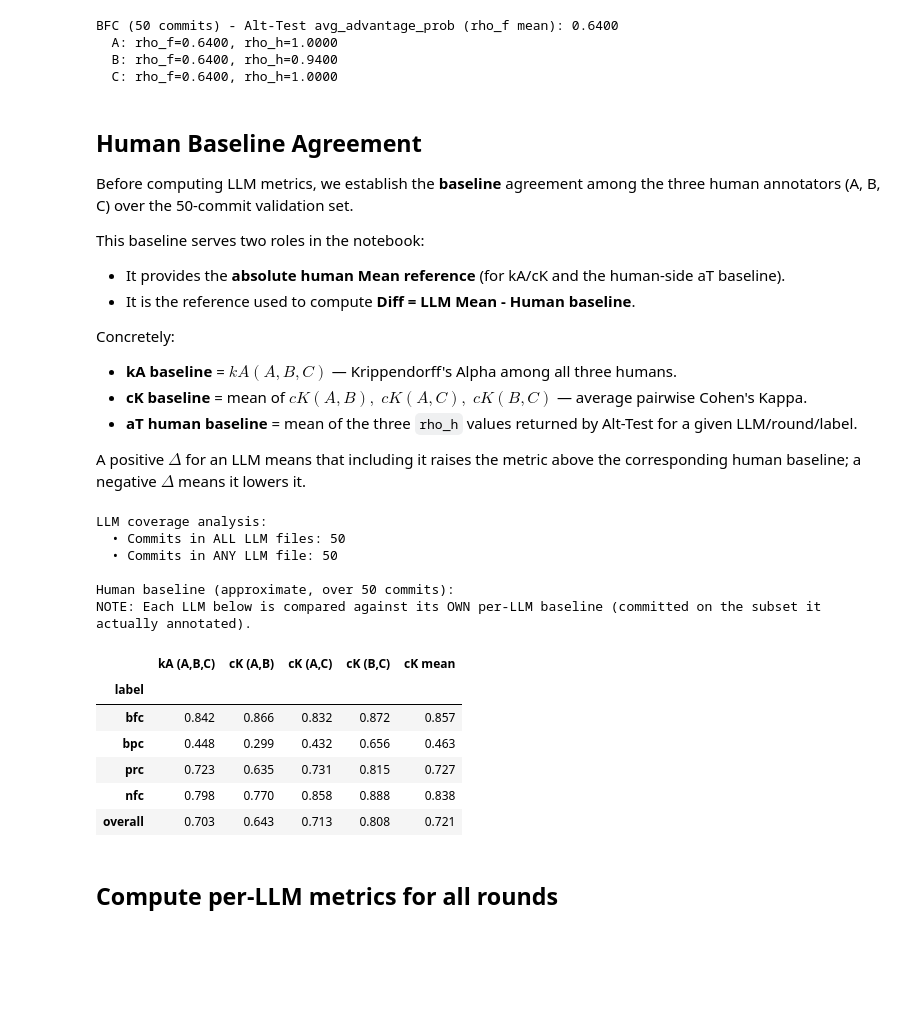
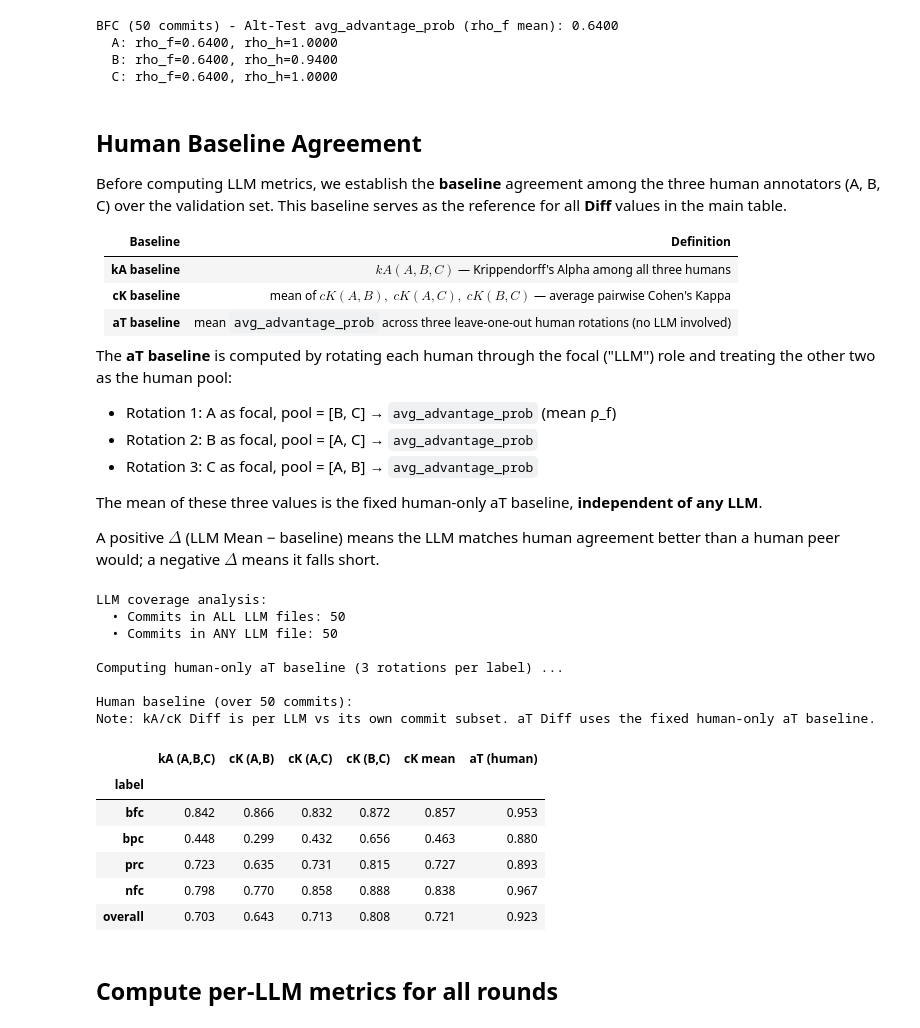
Before and after one commit to Maes95/llm-commit-classification, a Jupyter notebook: analysis/disagreement_analysis.ipynb, the cells around one changed output. Cells and saved outputs as stored; diff of their text form; code cells hidden in the pictures; blank space fills up the shorter version.

```diff
--- a/analysis/disagreement_analysis.ipynb
+++ b/analysis/disagreement_analysis.ipynb
@@ -456,17 +456,20 @@ BFC (50 commits) - Alt-Test avg_advantage_prob (rho_f mean): 0.6400
 # %% [markdown]
 ## Human Baseline Agreement
 
-Before computing LLM metrics, we establish the **baseline** agreement among the three human annotators (A, B, C) over the 50-commit validation set.
+Before computing LLM metrics, we establish the **baseline** agreement among the three human annotators (A, B, C) over the validation set. This baseline serves as the reference for all **Diff** values in the main table.
 
-This baseline serves two roles in the notebook:
+| Baseline | Definition |
+|----------|------------|
+| **kA baseline** | $kA(A, B, C)$ — Krippendorff's Alpha among all three humans |
+| **cK baseline** | mean of $cK(A,B),\;cK(A,C),\;cK(B,C)$ — average pairwise Cohen's Kappa |
+| **aT baseline** | mean `avg_advantage_prob` across three leave-one-out human rotations (no LLM involved) |
 
-- It provides the **absolute human Mean reference** (for kA/cK and the human-side aT baseline).
-- It is the reference used to compute **Diff = LLM Mean - Human baseline**.
+The **aT baseline** is computed by rotating each human through the focal ("LLM") role and treating the other two as the human pool:
 
-Concretely:
+- Rotation 1: A as focal, pool = [B, C] → `avg_advantage_prob` (mean ρ_f)
+- Rotation 2: B as focal, pool = [A, C] → `avg_advantage_prob`
+- Rotation 3: C as focal, pool = [A, B] → `avg_advantage_prob`
 
-- **kA baseline** = $kA(A, B, C)$ — Krippendorff's Alpha among all three humans.
-- **cK baseline** = mean of $cK(A,B),\;cK(A,C),\;cK(B,C)$ — average pairwise Cohen's Kappa.
-- **aT human baseline** = mean of the three `rho_h` values returned by Alt-Test for a given LLM/round/label.
+The mean of these three values is the fixed human-only aT baseline, **independent of any LLM**.
 
-A positive $\Delta$ for an LLM means that including it raises the metric above the corresponding human baseline; a negative $\Delta$ means it lowers it.
+A positive $\Delta$ (LLM Mean − baseline) means the LLM matches human agreement better than a human peer would; a negative $\Delta$ means it falls short.
@@ -473,8 +517,8 @@ A positive $\Delta$ for an LLM means that including it raises the metric above t
 # %%
 # Use commits annotated by ALL humans (A, B, C) AND by AT LEAST ONE LLM.
 # Note: Each LLM may have annotated a different subset of the 50 commits.
-# Therefore, in the per-LLM analysis (below), each LLM is compared against its OWN
-# baseline (calculated on the commits it actually annotated).
+# kA/cK Diffs are computed per LLM against the LLM's own commit subset.
+# The aT baseline is a fixed human-only value computed once on the full baseline_commit_set.
 
 human_common_commits = (
     set(human_data["A"]["commit_hash"].astype(str))
@@ -503,8 +547,6 @@ if llm_all_commits != llm_any_commits:
     print(f"  • Commits in some but not all LLMs: {missing}")
 print()
 
-# For display purposes, show baseline over the union (represents the general behavior).
-# But remember: each LLM's metrics in the table below are compared against its OWN baseline.
 baseline_commit_set = human_common_commits & llm_any_commits
 
 if not baseline_commit_set:
@@ -512,46 +554,59 @@ if not baseline_commit_set:
 
 hA_base = subset_by_commits(human_data["A"], baseline_commit_set)
 hB_base = subset_by_commits(human_data["B"], baseline_commit_set)
 hC_base = subset_by_commits(human_data["C"], baseline_commit_set)
 
 baseline_rows = []
 for label in LABELS:
     ka_base      = alpha_for_group({"A": hA_base, "B": hB_base, "C": hC_base}, label)
     ck_ab        = cohen_for_pair(hA_base, hB_base, label)
     ck_ac        = cohen_for_pair(hA_base, hC_base, label)
     ck_bc        = cohen_for_pair(hB_base, hC_base, label)
     ck_base_mean = safe_nanmean([ck_ab, ck_ac, ck_bc])
     baseline_rows.append({
         "label": label,
         "kA (A,B,C)": round(ka_base, 3),
         "cK (A,B)": round(ck_ab, 3),
         "cK (A,C)": round(ck_ac, 3),
         "cK (B,C)": round(ck_bc, 3),
         "cK mean": round(ck_base_mean, 3),
     })
 
 baseline_df = pd.DataFrame(baseline_rows).set_index("label")
-
-# Overall averages across all labels
 baseline_df.loc["overall"] = baseline_df.mean().round(3)
 
-print(f"Human baseline (approximate, over {len(baseline_commit_set)} commits):")
-print(f"NOTE: Each LLM below is compared against its OWN per-LLM baseline (committed on the subset it actually annotated).\n")
+# Human-only aT baseline: rotate each human through the focal ('LLM') role, no LLM involved.
+print("Computing human-only aT baseline (3 rotations per label) ...")
+at_human_baseline_by_label = {
+    label: human_only_at_baseline(hA_base, hB_base, hC_base, label, baseline_commit_set)
+    for label in LABELS
+}
+at_human_baseline_overall = safe_nanmean(list(at_human_baseline_by_label.values()))
+
+baseline_df["aT (human)"] = pd.Series(
+    {**{l: round(v, 3) for l, v in at_human_baseline_by_label.items()},
+     "overall": round(at_human_baseline_overall, 3)}
+)
+
+print(f"\nHuman baseline (over {len(baseline_commit_set)} commits):")
+print(f"Note: kA/cK Diff is per LLM vs its own commit subset. aT Diff uses the fixed human-only aT baseline.\n")
 display(baseline_df)
 # %% [output]
 LLM coverage analysis:
   • Commits in ALL LLM files: 50
   • Commits in ANY LLM file: 50
 
-Human baseline (approximate, over 50 commits):
-NOTE: Each LLM below is compared against its OWN per-LLM baseline (committed on the subset it actually annotated).
+Computing human-only aT baseline (3 rotations per label) ...
+
+Human baseline (over 50 commits):
+Note: kA/cK Diff is per LLM vs its own commit subset. aT Diff uses the fixed human-only aT baseline.
-|  | kA (A,B,C) | cK (A,B) | cK (A,C) | cK (B,C) | cK mean |
-| label |  |  |  |  |  |
-| bfc | 0.842 | 0.866 | 0.832 | 0.872 | 0.857 |
-| bpc | 0.448 | 0.299 | 0.432 | 0.656 | 0.463 |
-| prc | 0.723 | 0.635 | 0.731 | 0.815 | 0.727 |
-| nfc | 0.798 | 0.770 | 0.858 | 0.888 | 0.838 |
-| overall | 0.703 | 0.643 | 0.713 | 0.808 | 0.721 |
+|  | kA (A,B,C) | cK (A,B) | cK (A,C) | cK (B,C) | cK mean | aT (human) |
+| label |  |  |  |  |  |  |
+| bfc | 0.842 | 0.866 | 0.832 | 0.872 | 0.857 | 0.953 |
+| bpc | 0.448 | 0.299 | 0.432 | 0.656 | 0.463 | 0.880 |
+| prc | 0.723 | 0.635 | 0.731 | 0.815 | 0.727 | 0.893 |
+| nfc | 0.798 | 0.770 | 0.858 | 0.888 | 0.838 | 0.967 |
+| overall | 0.703 | 0.643 | 0.713 | 0.808 | 0.721 | 0.923 |
 # %% [markdown]
 ## Compute per-LLM metrics for all rounds
 # %%
```
Also changed, not shown: parts of 6 cells of this notebook.
